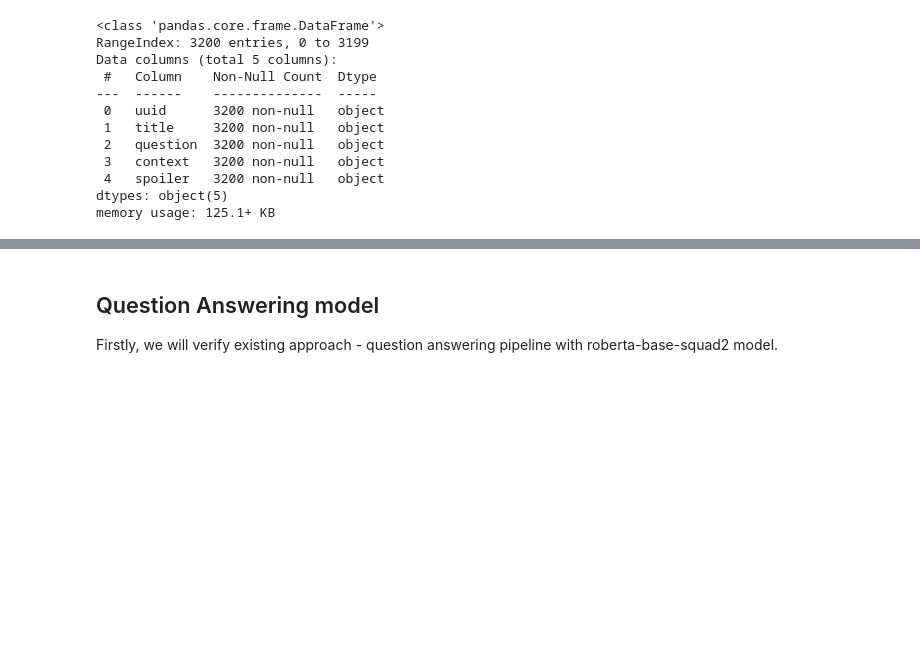
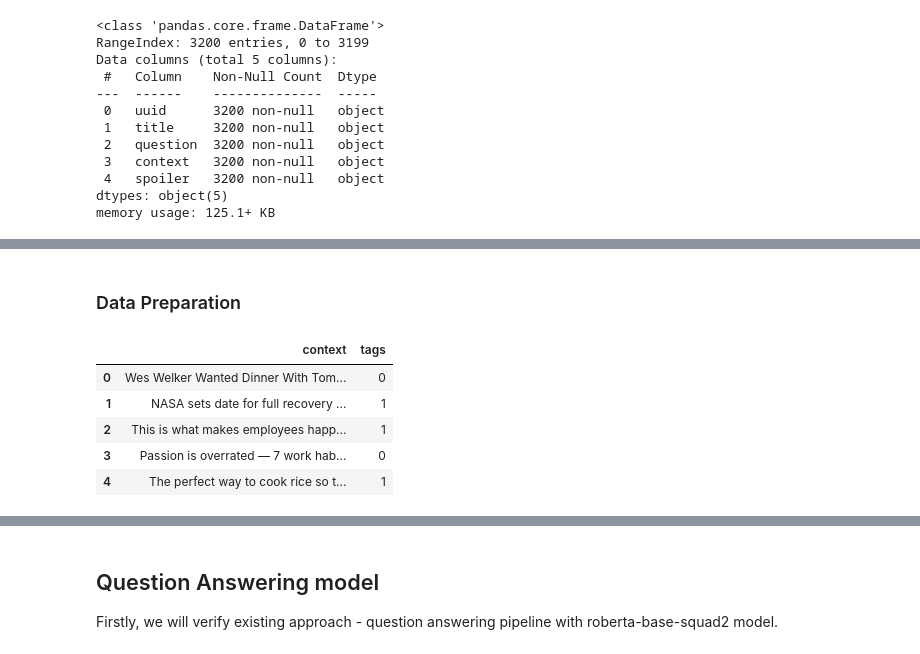
Before and after one commit to zuzg/clickbait-spoiling, a Jupyter notebook: project.ipynb, the cells around one changed output, grey strips where cells are left out. Drawn from its saved outputs; the diff is of its cells as text; code cells hidden in the pictures; blank space fills up the shorter version.

```diff
--- a/project.ipynb
+++ b/project.ipynb
@@ -39,0 +62,14 @@ memory usage: 125.1+ KB
+# %% [markdown]
+### Data Preparation
+# %%
+train_classification = read_data_classification('data/train.jsonl')
+display(train_classification.head())
+
+validation_classification = read_data_classification('data/validation.jsonl')
+# %% [output]
+|  | context | tags |
+| 0 | Wes Welker Wanted Dinner With Tom... | 0 |
+| 1 | NASA sets date for full recovery ... | 1 |
+| 2 | This is what makes employees happ... | 1 |
+| 3 | Passion is overrated — 7 work hab... | 0 |
+| 4 | The perfect way to cook rice so t... | 1 |
```
Also changed, not shown: parts of 7 cells of this notebook, 2 other files.
